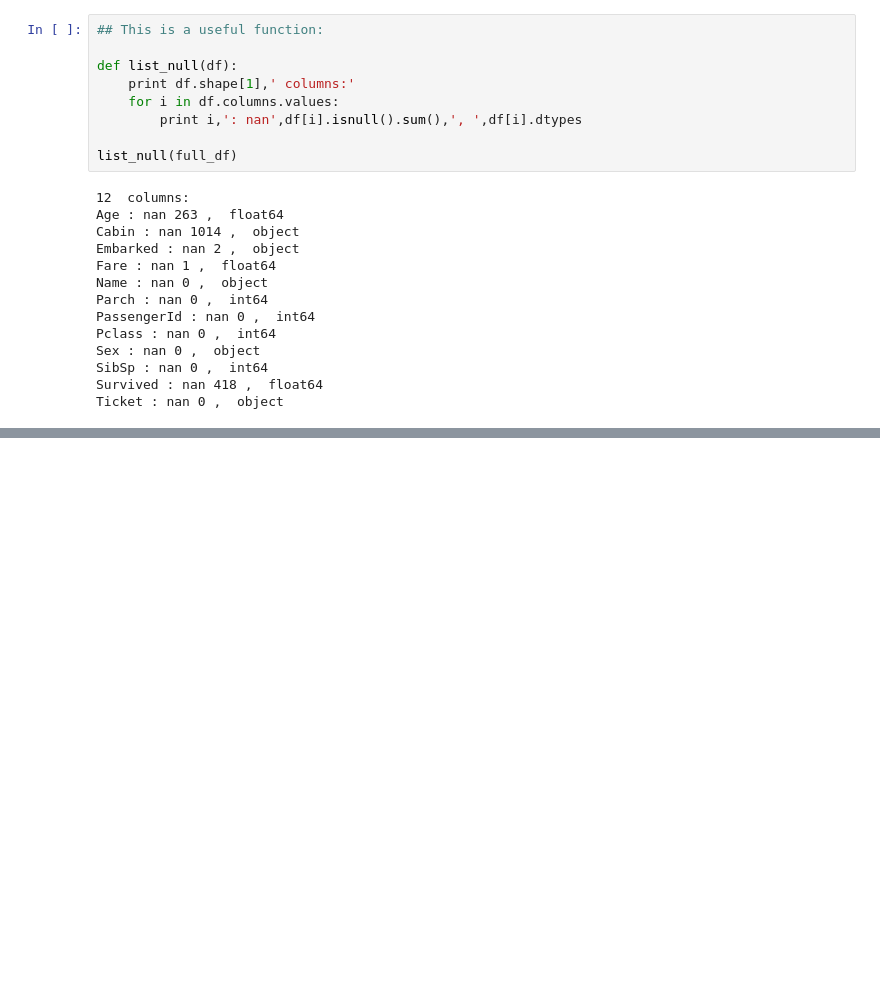
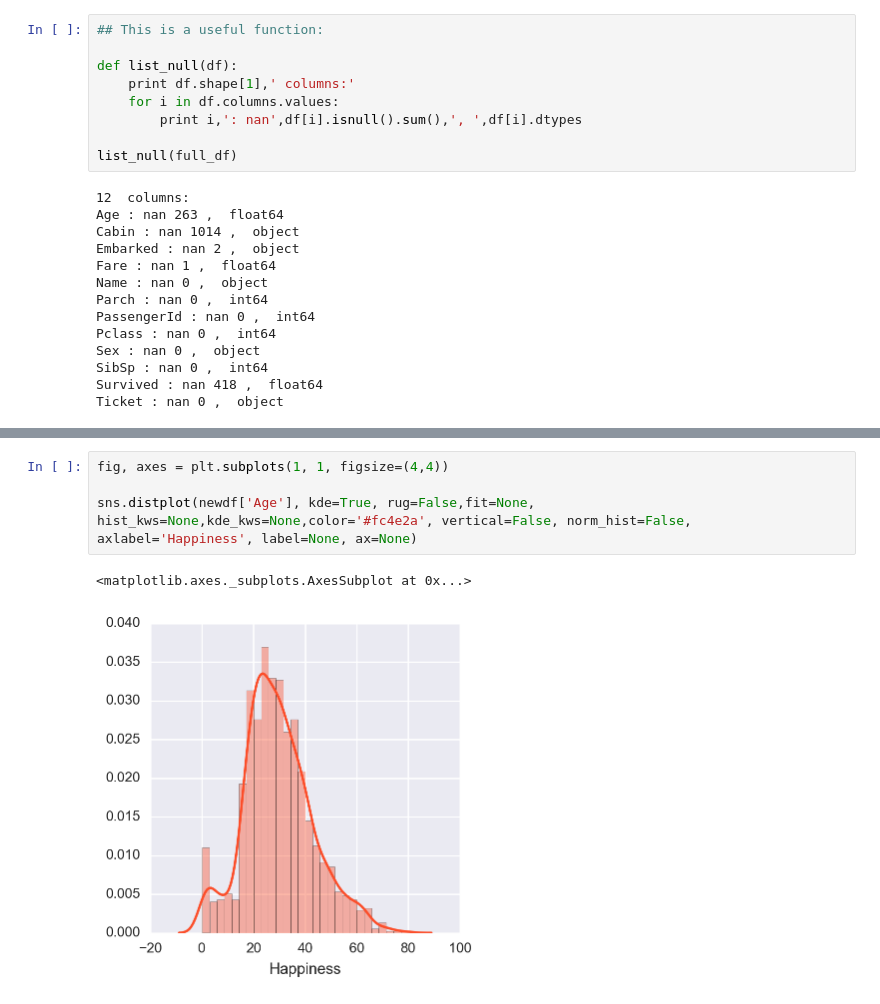
Before and after one commit to dangspin/Kaggle, a Jupyter notebook: Titanic/MyTitanic.ipynb, the cells around one changed output, grey strips where cells are left out. Cells and saved outputs as stored; diff of their text form; blank space fills up the shorter version.

```diff
--- a/Titanic/MyTitanic.ipynb
+++ b/Titanic/MyTitanic.ipynb
@@ -85,0 +266,7 @@ Ticket : nan 0 ,  object
+# %%
+fig, axes = plt.subplots(1, 1, figsize=(4,4))
+
+sns.distplot(newdf['Age'], kde=True, rug=False,fit=None, hist_kws=None,kde_kws=None,color='#fc4e2a', vertical=False, norm_hist=False, axlabel='Happiness', label=None, ax=None)
+# %% [output]
+<matplotlib.axes._subplots.AxesSubplot at 0x...>
+[figure, added]
```
Also changed, not shown: parts of 25 cells of this notebook.
